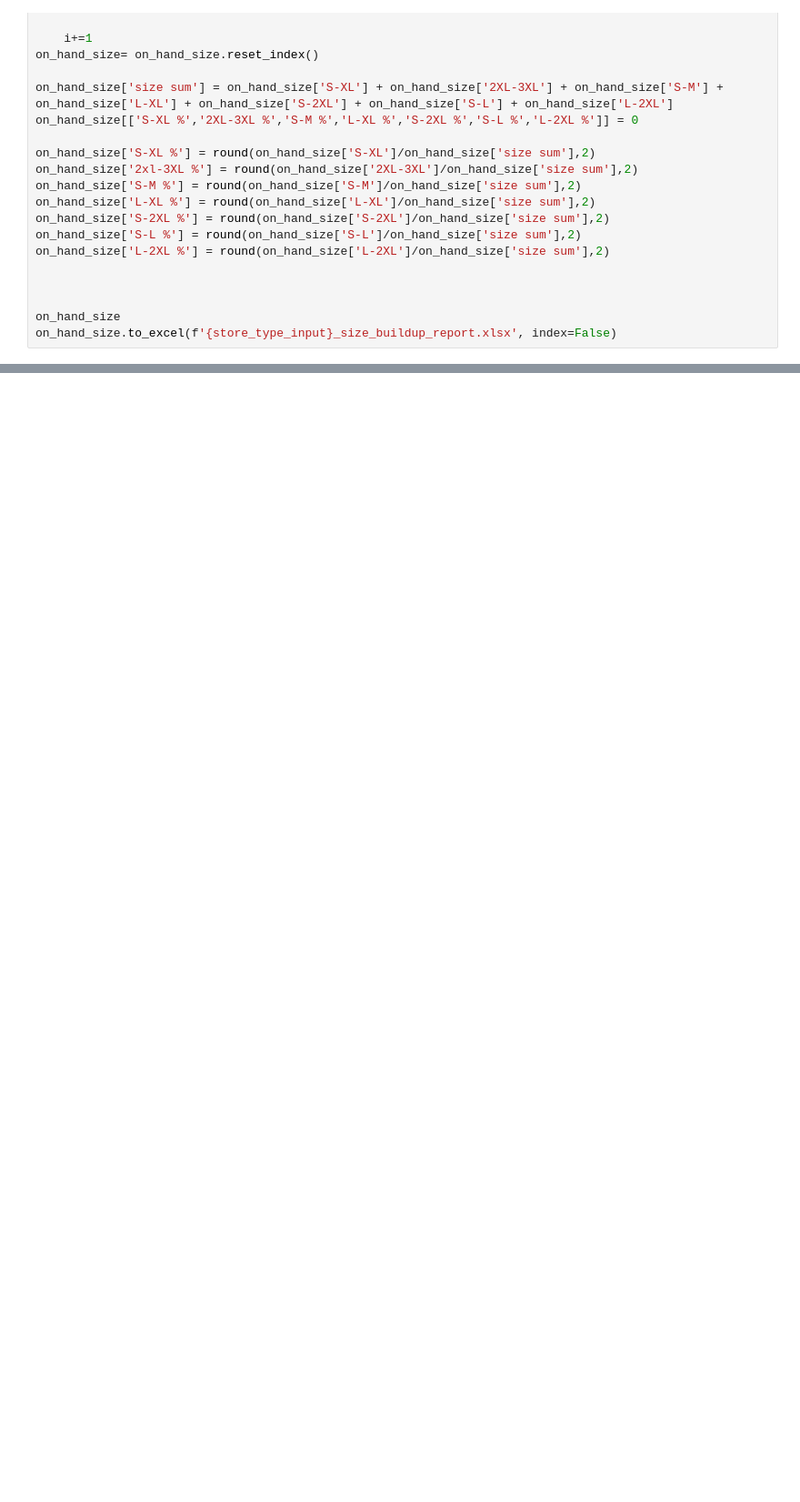
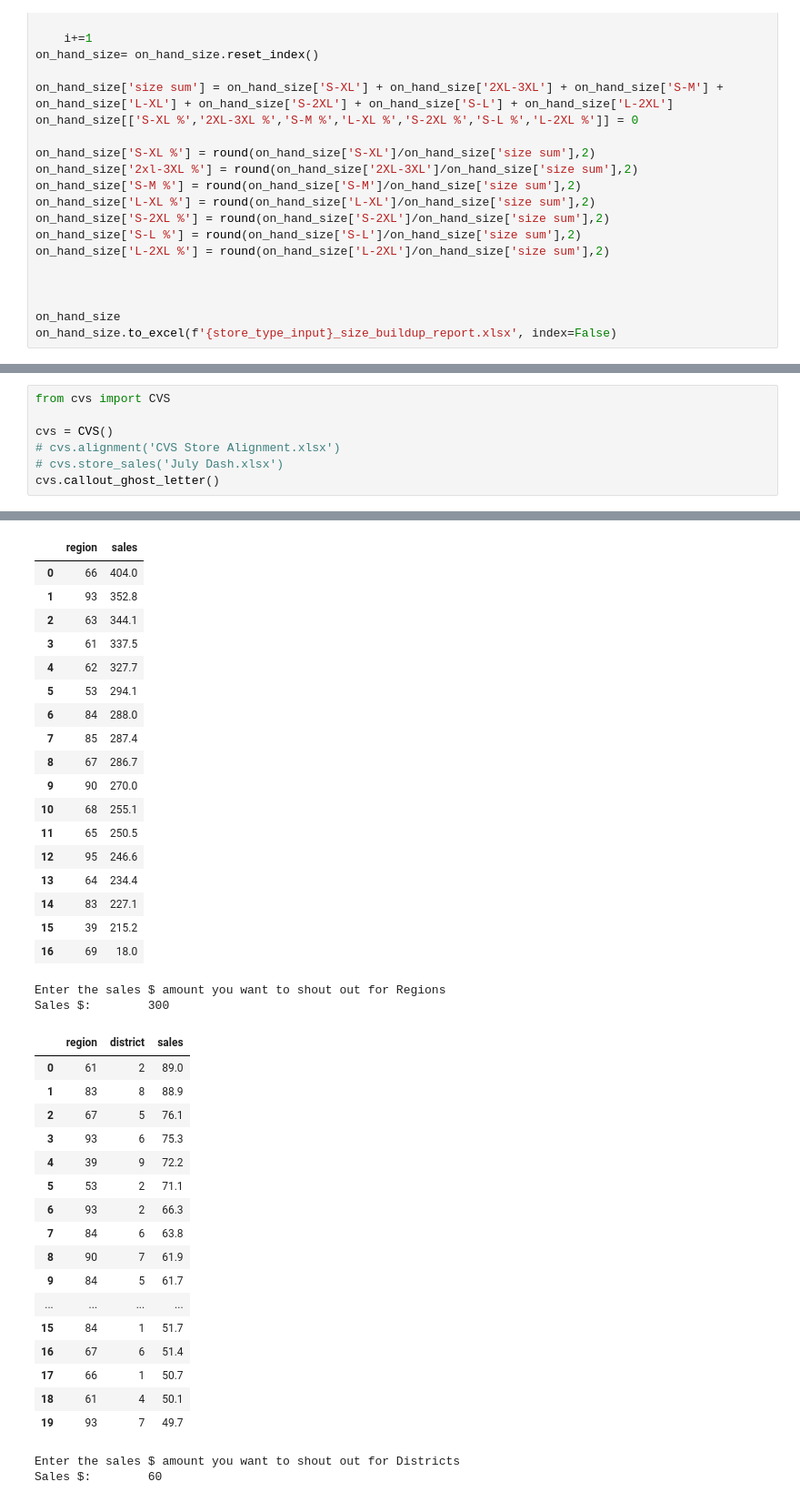
Before and after one commit to livethinktrade/Replenishment_Program, a Jupyter notebook: Replenishment/playground.ipynb, the cells around one changed output, grey strips where cells are left out. Shown: that part at 91% size. Cells and saved outputs as stored; diff of their text form; blank space fills up the shorter version.

```diff
--- a/Replenishment/playground.ipynb
+++ b/Replenishment/playground.ipynb
@@ -586,0 +801,8 @@ unique_item_type_filt
+# %%
+from cvs import CVS
+
+cvs = CVS()
+# cvs.alignment('CVS Store Alignment.xlsx')
+# cvs.store_sales('July Dash.xlsx')
+cvs.callout_ghost_letter()
+# %% [output]
@@ -586,0 +826,39 @@ unique_item_type_filt
+|  | region | sales |
+| 0 | 66 | 404.0 |
+| 1 | 93 | 352.8 |
+| 2 | 63 | 344.1 |
+| 3 | 61 | 337.5 |
+| 4 | 62 | 327.7 |
+| 5 | 53 | 294.1 |
+| 6 | 84 | 288.0 |
+| 7 | 85 | 287.4 |
+| 8 | 67 | 286.7 |
+| 9 | 90 | 270.0 |
+| 10 | 68 | 255.1 |
+| 11 | 65 | 250.5 |
+| 12 | 95 | 246.6 |
+| 13 | 64 | 234.4 |
+| 14 | 83 | 227.1 |
+| 15 | 39 | 215.2 |
+| 16 | 69 | 18.0 |
+Enter the sales $ amount you want to shout out for Regions
+Sales $:        300
+|  | region | district | sales |
+| 0 | 61 | 2 | 89.0 |
+| 1 | 83 | 8 | 88.9 |
+| 2 | 67 | 5 | 76.1 |
+| 3 | 93 | 6 | 75.3 |
+| 4 | 39 | 9 | 72.2 |
+| 5 | 53 | 2 | 71.1 |
+| 6 | 93 | 2 | 66.3 |
+| 7 | 84 | 6 | 63.8 |
+| 8 | 90 | 7 | 61.9 |
+| 9 | 84 | 5 | 61.7 |
+| ... | ... | ... | ... |
+| 15 | 84 | 1 | 51.7 |
+| 16 | 67 | 6 | 51.4 |
+| 17 | 66 | 1 | 50.7 |
+| 18 | 61 | 4 | 50.1 |
+| 19 | 93 | 7 | 49.7 |
+Enter the sales $ amount you want to shout out for Districts
+Sales $:        60
```
Also changed, not shown: parts of 15 cells of this notebook, 4 other files.
